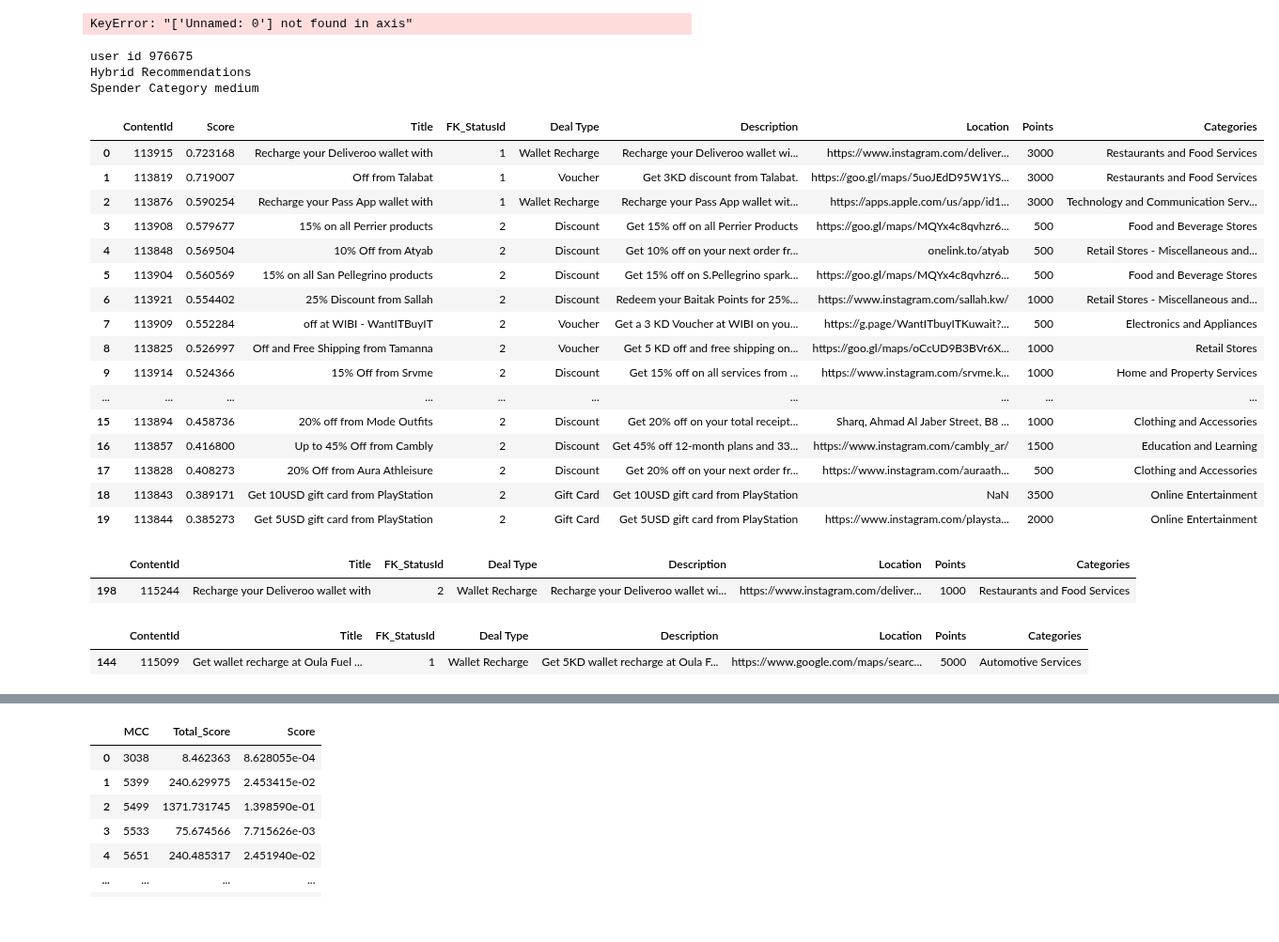
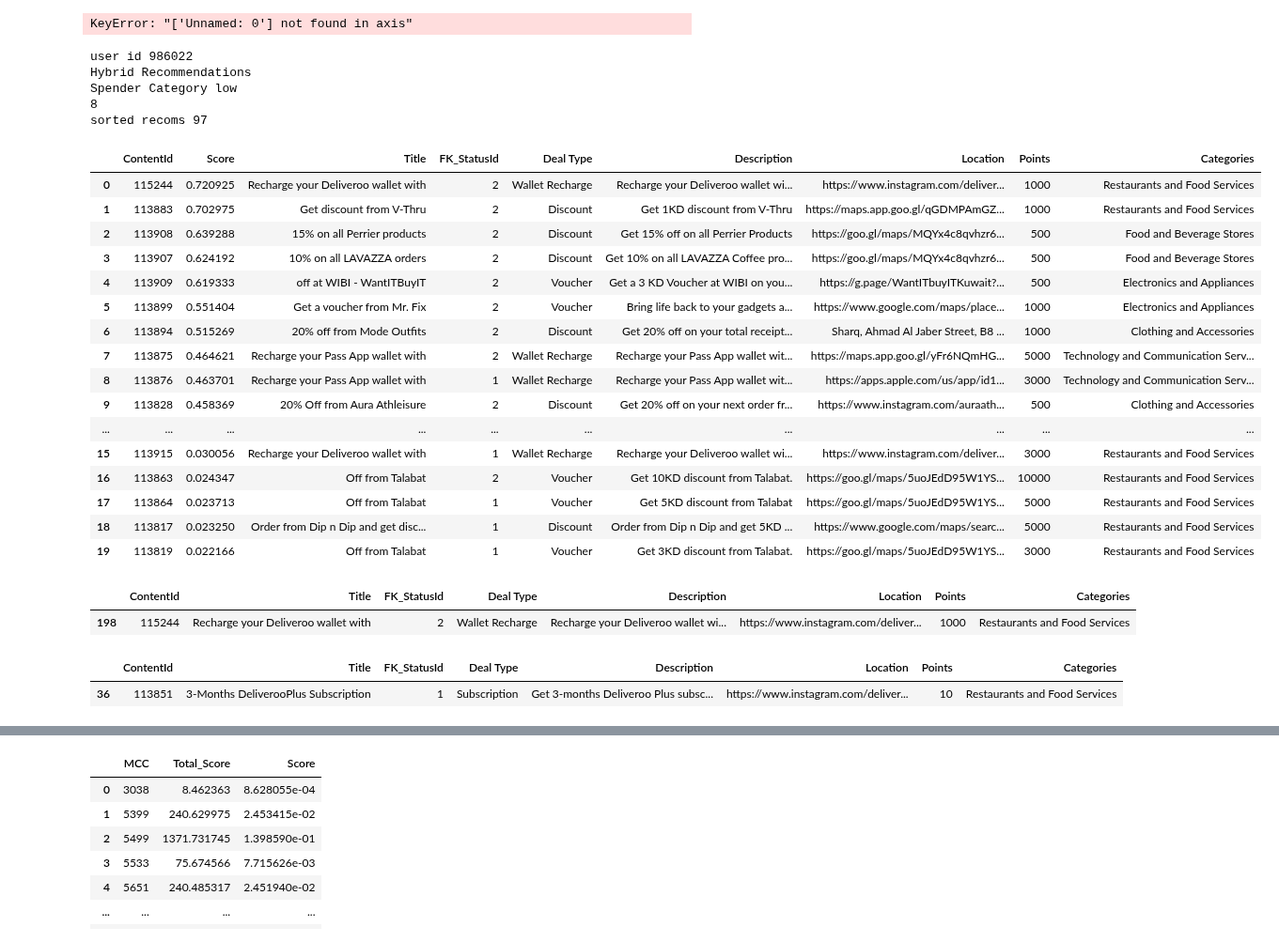
Before and after one commit to DboukAli98/KFHXRelatedAi, a Jupyter notebook: NoteBooks/Model Generation/Final_Model.ipynb, the cells around one changed output, grey strips where cells are left out. Shown at 94% size. Cells and saved outputs as stored; diff of their text form; code cells hidden in the pictures.

Commit message:
new model improvments

```diff
--- a/NoteBooks/Model Generation/Final_Model.ipynb
+++ b/NoteBooks/Model Generation/Final_Model.ipynb
@@ -268,7 +268,7 @@ def recommend_based_on_profiles(user_id, deal_embeddings, deal_data, user_profil
 
     return similar_item_ids, similar_item_scores
 # %%
-recommendations = recommend_based_on_profiles(976518, deals_embeddings, deals_data, user_profiles, 20, False)
+recommendations = recommend_based_on_profiles(981709, deals_embeddings, deals_data, user_profiles, 20, False)
 for content_id, score in zip(*recommendations):
   print(f"Content-Based Recommended deal: {content_id}, Score: {score}, Category: {deals_data.loc[deals_data['ContentId'] == content_id, 'Categories'].values[0]}")
 # %% [output]
@@ -403,7 +399,7 @@ NameError: name 'user_id' is not defined
 # %% [markdown]
 Hybrid Recommender
 # %%
-def hybrid_recommendation_system(user_id, model,user_item_matrix, deal_embeddings, deal_data, user_profiles,n_recommendations=10, max_per_category=2):
+def hybrid_recommendation_system(user_id, model,user_item_matrix, deal_embeddings, deal_data, user_profiles,n_recommendations=10):
     # Generating collaborative filtering recommendations
     cf_recommendations =  collaborative_filtering_recommendations(user_id, user_item_matrix, model,deal_embeddings,deal_data ,n_recommendations * 2 )
 
@@ -417,14 +413,14 @@ def hybrid_recommendation_system(user_id, model,user_item_matrix, deal_embedding
 
     for content_id, score in cf_recommendations:
         if content_id not in combined_recommendations:
-            combined_recommendations[content_id] = 0.2 * score  # Lower weight for CF
+            combined_recommendations[content_id] = 0.1 * score  # Lower weight for CF
 
 
     for content_id, score in zip(cb_recommendations, cb_scores):
         if content_id in combined_recommendations:
-            combined_recommendations[content_id] += 0.8 * score  # adding Higher weight for CB (80 CF / 20 CB)
+            combined_recommendations[content_id] += 0.9 * score  # adding Higher weight for CB (80 CF / 20 CB)
         else:
-            combined_recommendations[content_id] = 0.8 * score
+            combined_recommendations[content_id] = 0.9 * score
 
     # Sorting by combined scores
     sorted_recommendations = sorted(combined_recommendations.items(), key=lambda x: x[1], reverse=True)
@@ -434,11 +430,7 @@ def hybrid_recommendation_system(user_id, model,user_item_matrix, deal_embedding
     category_count = {}
 
     for content_id, score in sorted_recommendations:
-        deal_category = deal_data.loc[deal_data['ContentId'] == content_id, 'Categories'].values[0]
-
-        if category_count.get(deal_category, 0) < max_per_category:
-            final_recommendations.append((content_id, score))
-            category_count[deal_category] = category_count.get(deal_category, 0) + 1
+        final_recommendations.append((content_id, score))
 
         if len(final_recommendations) >= n_recommendations:
             break
@@ -449,7 +441,7 @@ deals_data = deals_data.drop(columns=['Unnamed: 0'])
 # %% [output]
 KeyError: "['Unnamed: 0'] not found in axis"
 # %%
-user_id = 976675
+user_id = 986022
 
 # Creating a mapping from user_id and content_id to matrix indices
 content_ids = list(user_item_matrix.columns)
@@ -493,51 +485,53 @@ elif user_in_item_matrix:
         for content_id, score in recommended_deals_and_scores
     ])
 
     # for content_id, score in recommended_deals_and_scores:
     #     print(f"Collaborative Filtering Recommended deal: {content_id}, Score: {score}, Category: {deals_data.loc[deals_data['ContentId'] == content_id, 'Categories'].values[0]}")
 
 elif user_in_profiles:
     print("Content-Based Filtering Recommendations")
     # Only call recommend_based_on_profiles if the user is in the user_profiles
     recommendations = recommend_based_on_profiles(user_id, deals_embeddings, deals_data, user_profiles, n_similar_items=20)
 
     recommended_deals_df = pd.DataFrame([
         {
             'ContentId': content_id,
             'Score': score,
             **deals_data.loc[deals_data['ContentId'] == content_id].to_dict('records')[0]
         }
         for content_id, score in zip(*recommendations)
     ])
 
     # for content_id, score in zip(*recommendations):
     #     print(f"Content-Based Recommended deal: {content_id}, Score: {score}, Category: {deals_data.loc[deals_data['ContentId'] == content_id, 'Categories'].values[0]}")
 else:
     # Throwing an error if the user_id is found in neither (future add cold start problem fixing)
     print(f"Error: User {user_id} not found in either user_item_matrix or user_profiles.")
 
 display(recommended_deals_df)
 # %% [output]
-user id 976675
+user id 986022
 Hybrid Recommendations
-Spender Category medium
+Spender Category low
+8
+sorted recoms 97
 |  | ContentId | Score | Title | FK_StatusId | Deal Type | Description | Location | Points | Categories |
-| 0 | 113915 | 0.723168 | Recharge your Deliveroo wallet with | 1 | Wallet Recharge | Recharge your Deliveroo wallet wi... | https://www.instagram.com/deliver... | 3000 | Restaurants and Food Services |
-| 1 | 113819 | 0.719007 | Off from Talabat | 1 | Voucher | Get 3KD discount from Talabat. | https://goo.gl/maps/5uoJEdD95W1YS... | 3000 | Restaurants and Food Services |
-| 2 | 113876 | 0.590254 | Recharge your Pass App wallet with | 1 | Wallet Recharge | Recharge your Pass App wallet wit... | https://apps.apple.com/us/app/id1... | 3000 | Technology and Communication Serv... |
-| 3 | 113908 | 0.579677 | 15% on all Perrier products | 2 | Discount | Get 15% off on all Perrier Products | https://goo.gl/maps/MQYx4c8qvhzr6... | 500 | Food and Beverage Stores |
-| 4 | 113848 | 0.569504 | 10% Off from Atyab | 2 | Discount | Get 10% off on your next order fr... | onelink.to/atyab | 500 | Retail Stores - Miscellaneous and... |
-| 5 | 113904 | 0.560569 | 15% on all San Pellegrino products | 2 | Discount | Get 15% off on S.Pellegrino spark... | https://goo.gl/maps/MQYx4c8qvhzr6... | 500 | Food and Beverage Stores |
-| 6 | 113921 | 0.554402 | 25% Discount from Sallah | 2 | Discount | Redeem your Baitak Points for 25%... | https://www.instagram.com/sallah.kw/ | 1000 | Retail Stores - Miscellaneous and... |
-| 7 | 113909 | 0.552284 | off at WIBI - WantITBuyIT | 2 | Voucher | Get a 3 KD Voucher at WIBI on you... | https://g.page/WantITbuyITKuwait?... | 500 | Electronics and Appliances |
-| 8 | 113825 | 0.526997 | Off and Free Shipping from Tamanna | 2 | Voucher | Get 5 KD off and free shipping on... | https://goo.gl/maps/oCcUD9B3BVr6X... | 1000 | Retail Stores |
-| 9 | 113914 | 0.524366 | 15% Off from Srvme | 2 | Discount | Get 15% off on all services from ... | https://www.instagram.com/srvme.k... | 1000 | Home and Property Services |
+| 0 | 115244 | 0.720925 | Recharge your Deliveroo wallet with | 2 | Wallet Recharge | Recharge your Deliveroo wallet wi... | https://www.instagram.com/deliver... | 1000 | Restaurants and Food Services |
+| 1 | 113883 | 0.702975 | Get discount from V-Thru | 2 | Discount | Get 1KD discount from V-Thru | https://maps.app.goo.gl/qGDMPAmGZ... | 1000 | Restaurants and Food Services |
+| 2 | 113908 | 0.639288 | 15% on all Perrier products | 2 | Discount | Get 15% off on all Perrier Products | https://goo.gl/maps/MQYx4c8qvhzr6... | 500 | Food and Beverage Stores |
+| 3 | 113907 | 0.624192 | 10% on all LAVAZZA orders | 2 | Discount | Get 10% on all LAVAZZA Coffee pro... | https://goo.gl/maps/MQYx4c8qvhzr6... | 500 | Food and Beverage Stores |
+| 4 | 113909 | 0.619333 | off at WIBI - WantITBuyIT | 2 | Voucher | Get a 3 KD Voucher at WIBI on you... | https://g.page/WantITbuyITKuwait?... | 500 | Electronics and Appliances |
+| 5 | 113899 | 0.551404 | Get a voucher from Mr. Fix | 2 | Voucher | Bring life back to your gadgets a... | https://www.google.com/maps/place... | 1000 | Electronics and Appliances |
+| 6 | 113894 | 0.515269 | 20% off from Mode Outfits | 2 | Discount | Get 20% off on your total receipt... | Sharq, Ahmad Al Jaber Street, B8 ... | 1000 | Clothing and Accessories |
+| 7 | 113875 | 0.464621 | Recharge your Pass App wallet with | 2 | Wallet Recharge | Recharge your Pass App wallet wit... | https://maps.app.goo.gl/yFr6NQmHG... | 5000 | Technology and Communication Serv... |
+| 8 | 113876 | 0.463701 | Recharge your Pass App wallet with | 1 | Wallet Recharge | Recharge your Pass App wallet wit... | https://apps.apple.com/us/app/id1... | 3000 | Technology and Communication Serv... |
+| 9 | 113828 | 0.458369 | 20% Off from Aura Athleisure | 2 | Discount | Get 20% off on your next order fr... | https://www.instagram.com/auraath... | 500 | Clothing and Accessories |
 | ... | ... | ... | ... | ... | ... | ... | ... | ... | ... |
-| 15 | 113894 | 0.458736 | 20% off from Mode Outfits | 2 | Discount | Get 20% off on your total receipt... | Sharq, Ahmad Al Jaber Street, B8 ... | 1000 | Clothing and Accessories |
-| 16 | 113857 | 0.416800 | Up to 45% Off from Cambly | 2 | Discount | Get 45% off 12-month plans and 33... | https://www.instagram.com/cambly_ar/ | 1500 | Education and Learning |
-| 17 | 113828 | 0.408273 | 20% Off from Aura Athleisure | 2 | Discount | Get 20% off on your next order fr... | https://www.instagram.com/auraath... | 500 | Clothing and Accessories |
-| 18 | 113843 | 0.389171 | Get 10USD gift card from PlayStation | 2 | Gift Card | Get 10USD gift card from PlayStation | NaN | 3500 | Online Entertainment |
-| 19 | 113844 | 0.385273 | Get 5USD gift card from PlayStation | 2 | Gift Card | Get 5USD gift card from PlayStation | https://www.instagram.com/playsta... | 2000 | Online Entertainment |
+| 15 | 113915 | 0.030056 | Recharge your Deliveroo wallet with | 1 | Wallet Recharge | Recharge your Deliveroo wallet wi... | https://www.instagram.com/deliver... | 3000 | Restaurants and Food Services |
+| 16 | 113863 | 0.024347 | Off from Talabat | 2 | Voucher | Get 10KD discount from Talabat. | https://goo.gl/maps/5uoJEdD95W1YS... | 10000 | Restaurants and Food Services |
+| 17 | 113864 | 0.023713 | Off from Talabat | 1 | Voucher | Get 5KD discount from Talabat | https://goo.gl/maps/5uoJEdD95W1YS... | 5000 | Restaurants and Food Services |
+| 18 | 113817 | 0.023250 | Order from Dip n Dip and get disc... | 1 | Discount | Order from Dip n Dip and get 5KD ... | https://www.google.com/maps/searc... | 5000 | Restaurants and Food Services |
+| 19 | 113819 | 0.022166 | Off from Talabat | 1 | Voucher | Get 3KD discount from Talabat. | https://goo.gl/maps/5uoJEdD95W1YS... | 3000 | Restaurants and Food Services |
 # %%
 specific_content_id = 115244,
 result = deals_data[deals_data['ContentId'] == specific_content_id]
@@ -553,7 +547,7 @@ user_deals = deals_data[deals_data['ContentId'].isin(user_interacted_items)]
 user_deals
 # %% [output]
 |  | ContentId | Title | FK_StatusId | Deal Type | Description | Location | Points | Categories |
-| 144 | 115099 | Get wallet recharge at Oula Fuel ... | 1 | Wallet Recharge | Get 5KD wallet recharge at Oula F... | https://www.google.com/maps/searc... | 5000 | Automotive Services |
+| 36 | 113851 | 3-Months DeliverooPlus Subscription | 1 | Subscription | Get 3-months Deliveroo Plus subsc... | https://www.instagram.com/deliver... | 10 | Restaurants and Food Services |
 # %%
 user_trs = new_user_transaction[new_user_transaction["FK_BusinessUserId"] == user_id]
 user_trs
```
Also changed, not shown: parts of 2 cells of this notebook.
